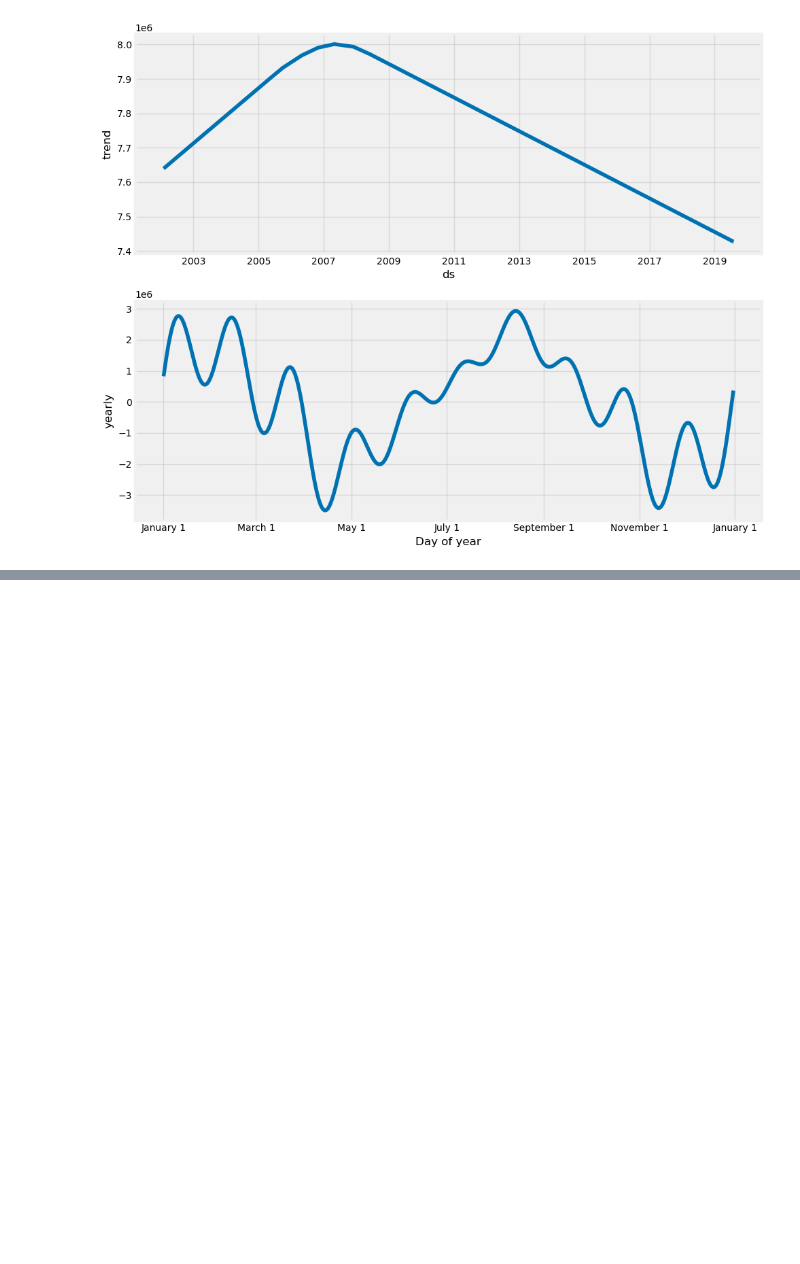
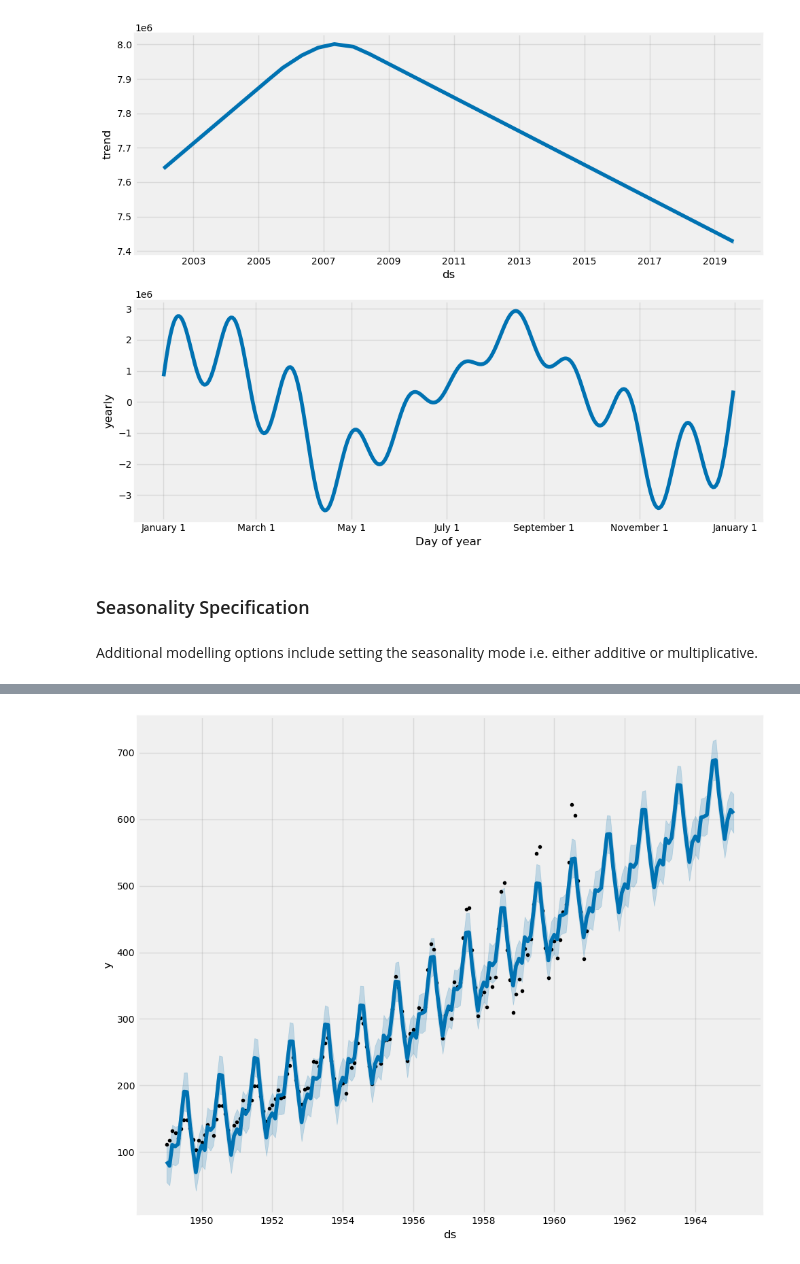
Before and after one commit to bachaudhry/time_series, a Jupyter notebook: ts_with_k/03_Prophet.ipynb, the cells around one changed output, grey strips where cells are left out. Cells and saved outputs as stored; diff of their text form; code cells hidden in the pictures; blank space fills up the shorter version.

Commit message:
completed seasonality section

```diff
--- a/ts_with_k/03_Prophet.ipynb
+++ b/ts_with_k/03_Prophet.ipynb
@@ -333,3 +333,18 @@ m.plot_components(forecast, figsize=(CFG.img_dim1, CFG.img_dim2));
 11:39:00 - cmdstanpy - INFO - Chain [1] start processing
 11:39:00 - cmdstanpy - INFO - Chain [1] done processing
 [figure]
+# %% [markdown]
+### Seasonality Specification
+# %% [markdown]
+Additional modelling options include setting the seasonality mode i.e. either additive or multiplicative.
+# %%
+# First, using the air passengers dataset, we can see additive seasonality in action
+df = pd.read_csv(data + 'example_air_passengers.csv')
+
+m = Prophet(seasonality_mode='additive')
+m.fit(df)
+future = m.make_future_dataframe(50, freq='MS')
+forecast = m.predict(future)
+fig = m.plot(forecast, figsize=(CFG.img_dim1, CFG.img_dim2))
+plt.show();
+# %% [output]
@@ -335,0 +353 @@ m.plot_components(forecast, figsize=(CFG.img_dim1, CFG.img_dim2));
+[figure, added]
```
Also changed, not shown: parts of 17 cells of this notebook.
